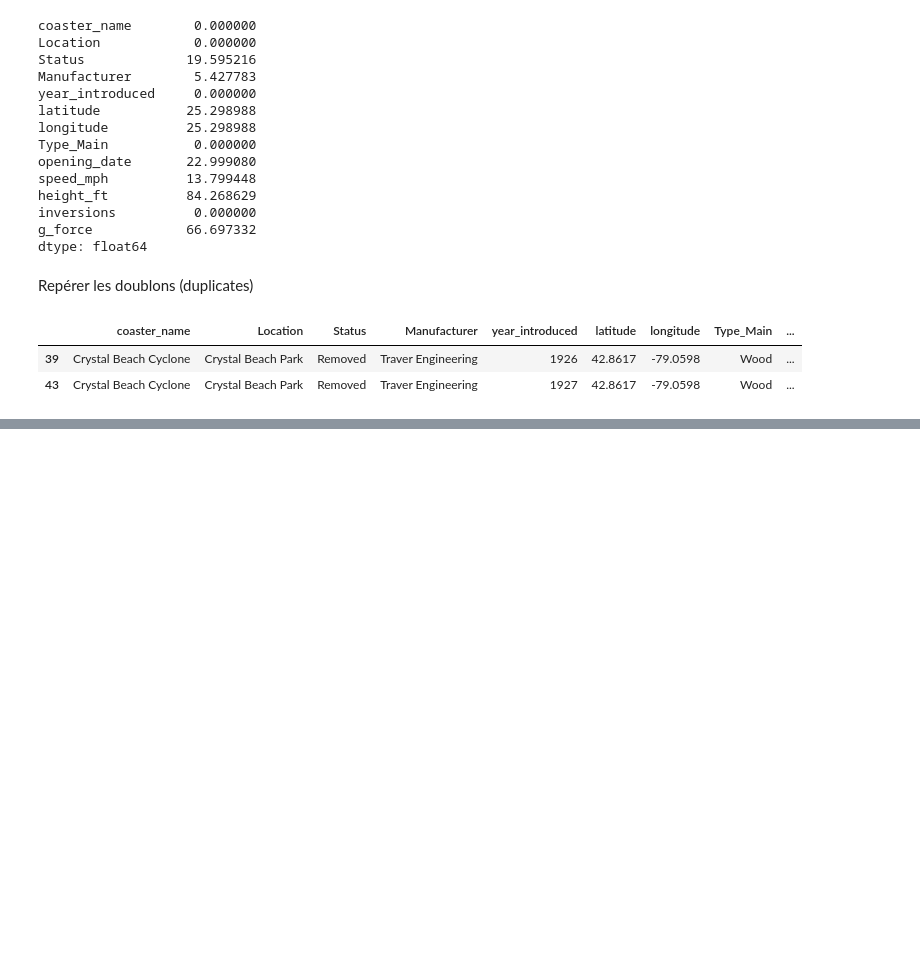
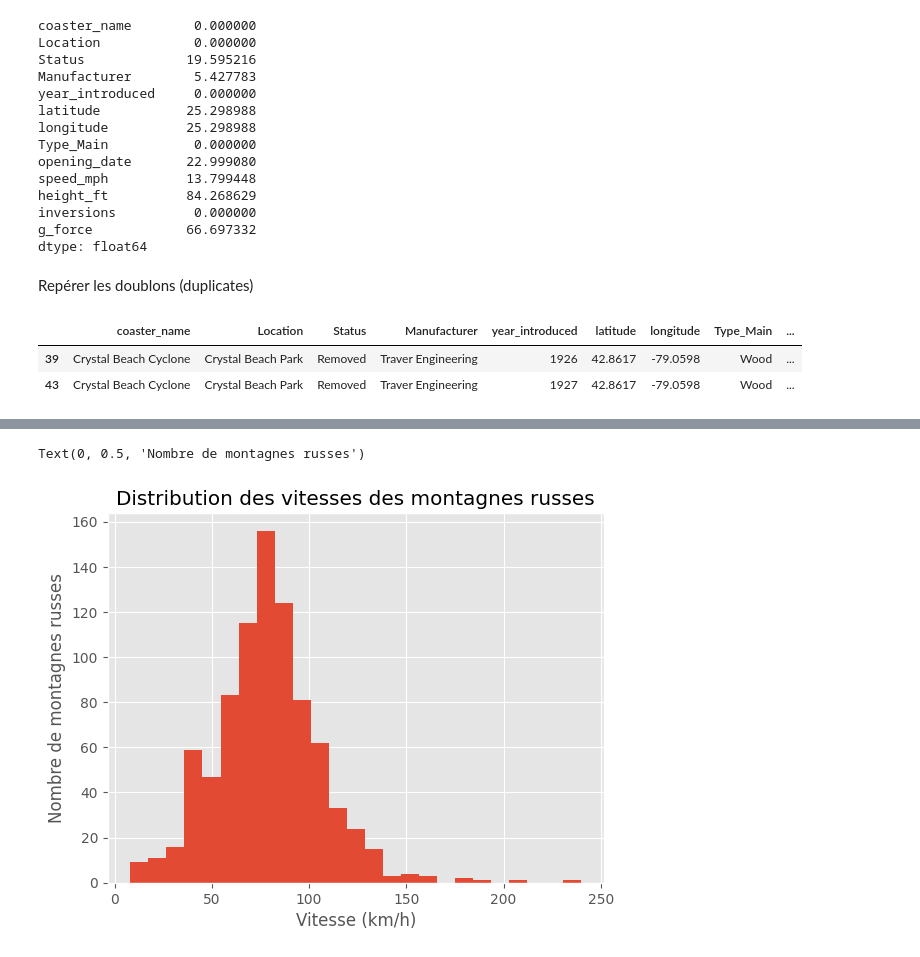
Before and after one commit to MarieExbrayat/test, a Jupyter notebook: Python/Kaggle1.ipynb, the cells around one changed output, grey strips where cells are left out. Drawn from its saved outputs; the diff is of its cells as text; code cells hidden in the pictures; blank space fills up the shorter version.

```diff
--- a/Python/Kaggle1.ipynb
+++ b/Python/Kaggle1.ipynb
@@ -178,0 +222,14 @@ df_sans_doublons = df.drop_duplicates()
+# %%
+df["vitesse_kmh"] = df["speed_mph"] * 1.60934
+
+ax = df['vitesse_kmh'].plot(
+    kind='hist',
+    bins=25,
+    title="Distribution des vitesses des montagnes russes"
+)
+
+ax.set_xlabel("Vitesse (km/h)")
+ax.set_ylabel("Nombre de montagnes russes")
+# %% [output]
+Text(0, 0.5, 'Nombre de montagnes russes')
+[figure, added]
```
Also changed, not shown: parts of 26 cells of this notebook, 1 other file.
